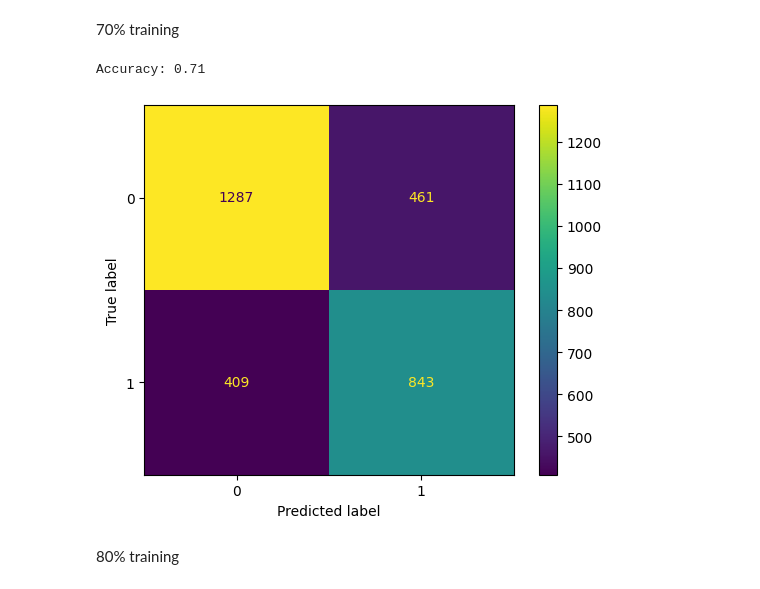
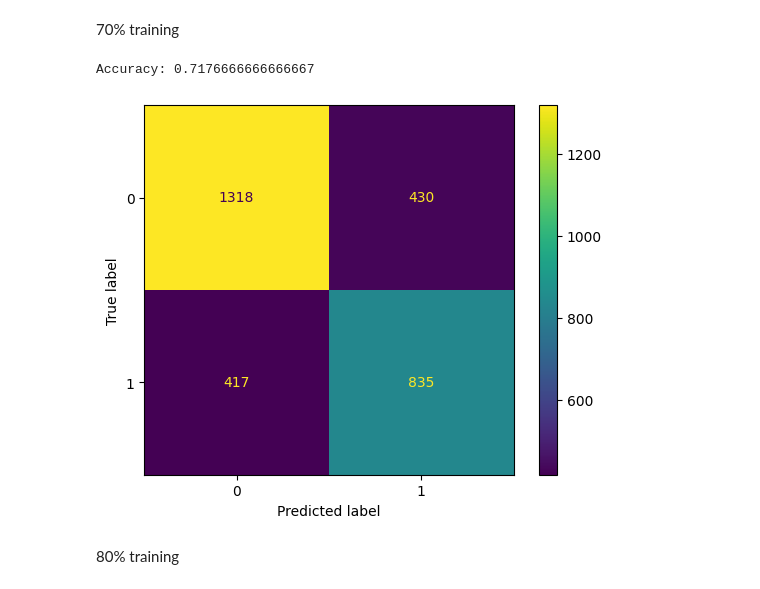
Before and after one commit to hend-22/-IT326-Project, a Jupyter notebook: Reports/Phase3.ipynb, the cells around one changed output. Saved outputs shown, nothing was run; the diff lists cells and outputs as text; code cells hidden in the pictures.

```diff
--- a/Reports/Phase3.ipynb
+++ b/Reports/Phase3.ipynb
@@ -113,18 +113,18 @@ y=df['Daily_Stress_Level']
 # %%
 X_train, X_test, y_train, y_test = train_test_split(X,y,test_size=0.3,random_state=1)
 
-clf=DecisionTreeClassifier()
+clf=DecisionTreeClassifier(criterion="entropy")
 clf=clf.fit(X_train,y_train)
 y_pred=clf.predict(X_test)
 
 print("Accuracy:",metrics.accuracy_score(y_test, y_pred) )
 
 
 cn=df['Daily_Stress_Level'].unique()
 disp=ConfusionMatrixDisplay.from_estimator(clf,X_test,y_test,display_labels=cn)
 # %% [output]
-Accuracy: 0.71
+Accuracy: 0.7176666666666667
-[figure, old version]
+[figure, new version]
 # %% [markdown]
 80% training
 # %%
```
Also changed, not shown: parts of 6 cells of this notebook.
